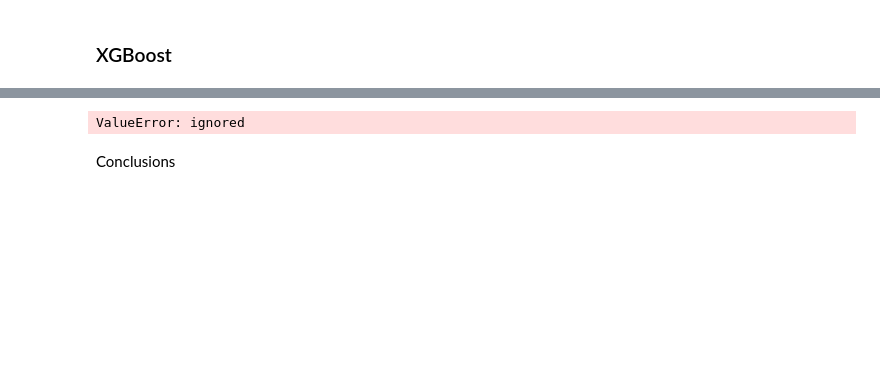
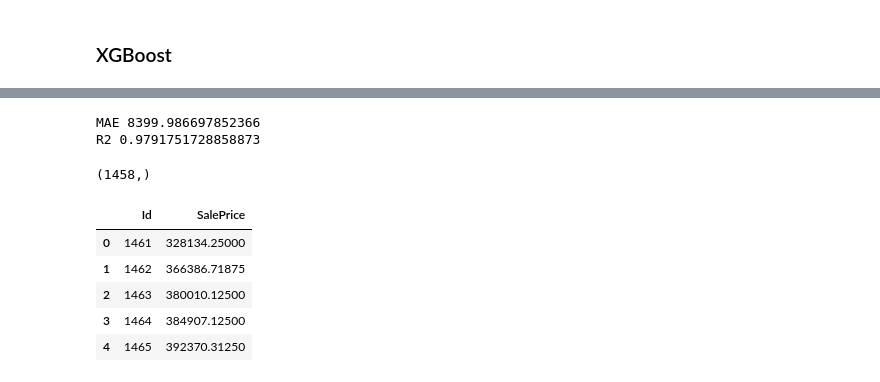
Before and after one commit to rafaelnduarte/Kaggle_House_Prices, a Jupyter notebook: Kaggle_House_Price_Prediction.ipynb, the cells around one changed output, grey strips where cells are left out. Drawn from its saved outputs; the diff is of its cells as text; code cells hidden in the pictures; blank space fills up the shorter version.

```diff
--- a/Kaggle_House_Price_Prediction.ipynb
+++ b/Kaggle_House_Price_Prediction.ipynb
@@ -1077,0 +1143,6 @@ R2 Score :  0.7413717075738953
+# %%
+# ntrain = train.shape[0]
+# ntest = test.shape[0]
+trainY = target.values
+trainX = train.values
+#test = test[test_idx:]
@@ -1077,0 +1166,20 @@ R2 Score :  0.7413717075738953
+# %%
+XGB_mod = XGBRegressor(learning_rate=0.01,n_estimators=3460,max_depth=3, min_child_weight=0,gamma=0, subsample=0.7,
+                           colsample_bytree=0.7,objective='reg:linear',silent=1, nthread=-1,scale_pos_weight=1,reg_alpha=0.00006)
+
+XGB_mod.fit(trainX,trainY);
+y_pred_train=XGB_mod.predict(trainX);
+res = pd.DataFrame({"Model":['XGB'],
+                    "MAE": (mean_absolute_error(trainY, y_pred_train)),
+                    "R2": (r2_score(trainY, y_pred_train))})
+Results = pd.DataFrame({'Model': [],'MAE': [], 'R2': []})
+Results = Results.append(res)
+print("MAE", str(mean_absolute_error(trainY, y_pred_train)))
+print("R2", str(r2_score(trainY, y_pred_train)))
+# %% [output]
+MAE 8399.986697852366
+R2 0.9791751728858873
+# %%
+XGB_mod.fit(trainX, trainY)
+XGB_train_pred = XGB_mod.predict(trainX)
+XGB_pred = (XGB_mod.predict(TestX)*10)
@@ -1078,17 +1188,21 @@ R2 Score :  0.7413717075738953
+# %%
+Id.drop(Id.index[[8]],inplace=True)
+# %%
+Id.shape
+# %% [output]
+(1458,)
 # %%
-# submitting the results to Kaggle
-from google.colab import files
+submission = pd.DataFrame({
+        "Id": Id,
+        "SalePrice": XGB_pred})
 
-predictions = ml_model.predict(X_test)
-
-submission = pd.DataFrame({
-    "Id": Id,
-    "SalePrice": predictions
-})
-
-submission.to_csv('house_prices_xgb.csv', index=False)
-files.download('house_prices_xgb.csv')
+submission.to_csv("house_price_submission.csv", index=False)
+files.download("house_price_submission.csv")
+submission.head()
 # %% [output]
-ValueError: ignored
+|  | Id | SalePrice |
+| 0 | 1461 | 328134.25000 |
+| 1 | 1462 | 366386.71875 |
+| 2 | 1463 | 380010.12500 |
+| 3 | 1464 | 384907.12500 |
+| 4 | 1465 | 392370.31250 |
-# %% [markdown]
-Conclusions
```
Also changed, not shown: parts of 46 cells of this notebook.
